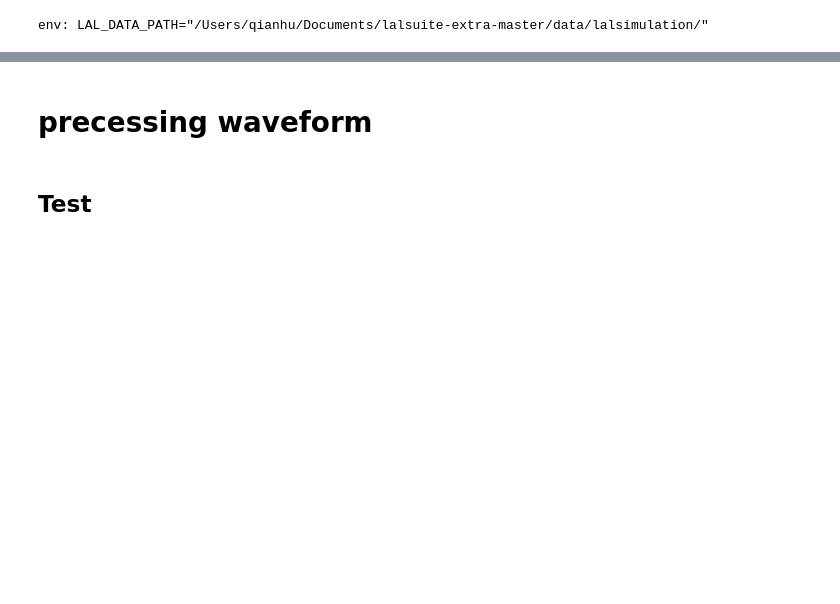
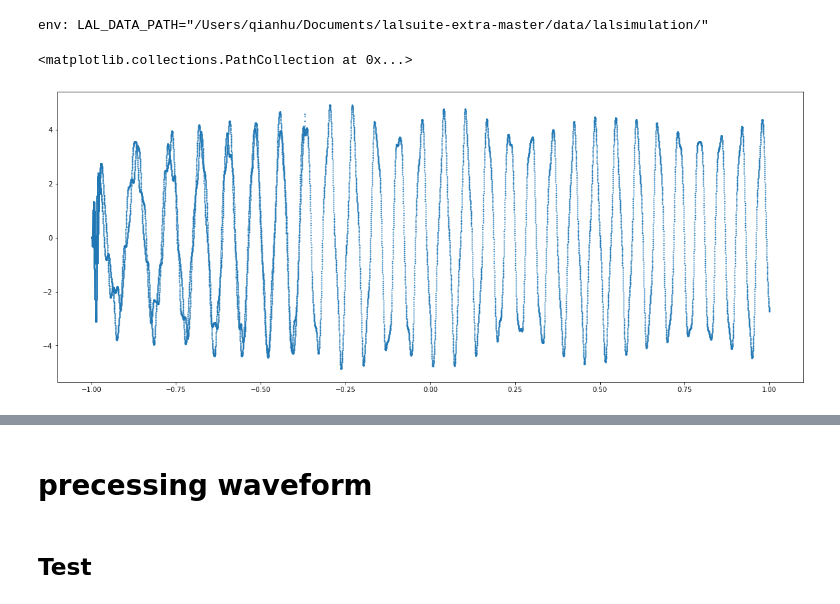
Before and after one commit to MarinerQ/npf_GWwaveform, a Jupyter notebook: gw/utils/make_training_data/make_training_data_fd_modmix.ipynb, the cells around one changed output, grey strips where cells are left out. Cells and saved outputs as stored; diff of their text form; code cells hidden in the pictures; blank space fills up the shorter version.

```diff
--- a/gw/utils/make_training_data/make_training_data_fd_modmix.ipynb
+++ b/gw/utils/make_training_data/make_training_data_fd_modmix.ipynb
@@ -31,0 +44,8 @@ env: LAL_DATA_PATH="/Users/qianhu/Documents/lalsuite-extra-master/data/lalsimula
+# %%
+testds = GWDatasetFDMultimodel(testf, indcies=np.array([0,1,2,3,4]))
+# %%
+plt.figure(figsize=(20,8))
+plt.scatter(testds[0][0], testds[0][1], s=1)
+# %% [output]
+<matplotlib.collections.PathCollection at 0x...>
+[figure, added]
```
Also changed, not shown: parts of 10 cells of this notebook, 8 other files.
